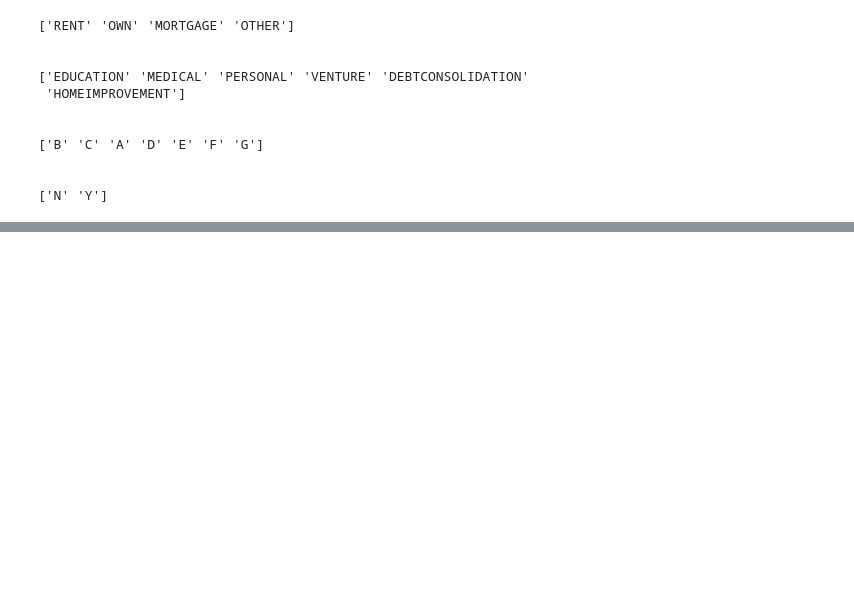
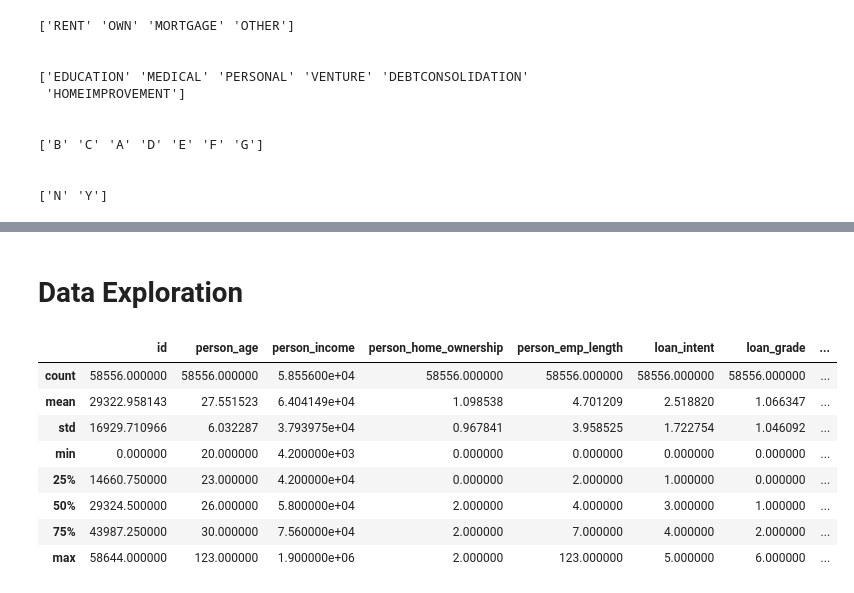
Before and after one commit to VithushanE/LoanApprovalPrediction, a Jupyter notebook: Loan Approval Prediction.ipynb, the cells around one changed output, grey strips where cells are left out. Cells and saved outputs as stored; diff of their text form; code cells hidden in the pictures; blank space fills up the shorter version.

```diff
--- a/Loan Approval Prediction.ipynb
+++ b/Loan Approval Prediction.ipynb
@@ -160,0 +181,16 @@ array(['RENT', 'OWN', 'MORTGAGE'], dtype=object)
+# %% [markdown]
+# Data Exploration
+# %%
+# Data distribution
+
+data2.describe()
+# %% [output]
+|  | id | person_age | person_income | person_home_ownership | person_emp_length | loan_intent | loan_grade | ... |
+| count | 58556.000000 | 58556.000000 | 5.855600e+04 | 58556.000000 | 58556.000000 | 58556.000000 | 58556.000000 | ... |
+| mean | 29322.958143 | 27.551523 | 6.404149e+04 | 1.098538 | 4.701209 | 2.518820 | 1.066347 | ... |
+| std | 16929.710966 | 6.032287 | 3.793975e+04 | 0.967841 | 3.958525 | 1.722754 | 1.046092 | ... |
+| min | 0.000000 | 20.000000 | 4.200000e+03 | 0.000000 | 0.000000 | 0.000000 | 0.000000 | ... |
+| 25% | 14660.750000 | 23.000000 | 4.200000e+04 | 0.000000 | 2.000000 | 1.000000 | 0.000000 | ... |
+| 50% | 29324.500000 | 26.000000 | 5.800000e+04 | 2.000000 | 4.000000 | 3.000000 | 1.000000 | ... |
+| 75% | 43987.250000 | 30.000000 | 7.560000e+04 | 2.000000 | 7.000000 | 4.000000 | 2.000000 | ... |
+| max | 58644.000000 | 123.000000 | 1.900000e+06 | 2.000000 | 123.000000 | 5.000000 | 6.000000 | ... |
```
Also changed, not shown: parts of 9 cells of this notebook.
